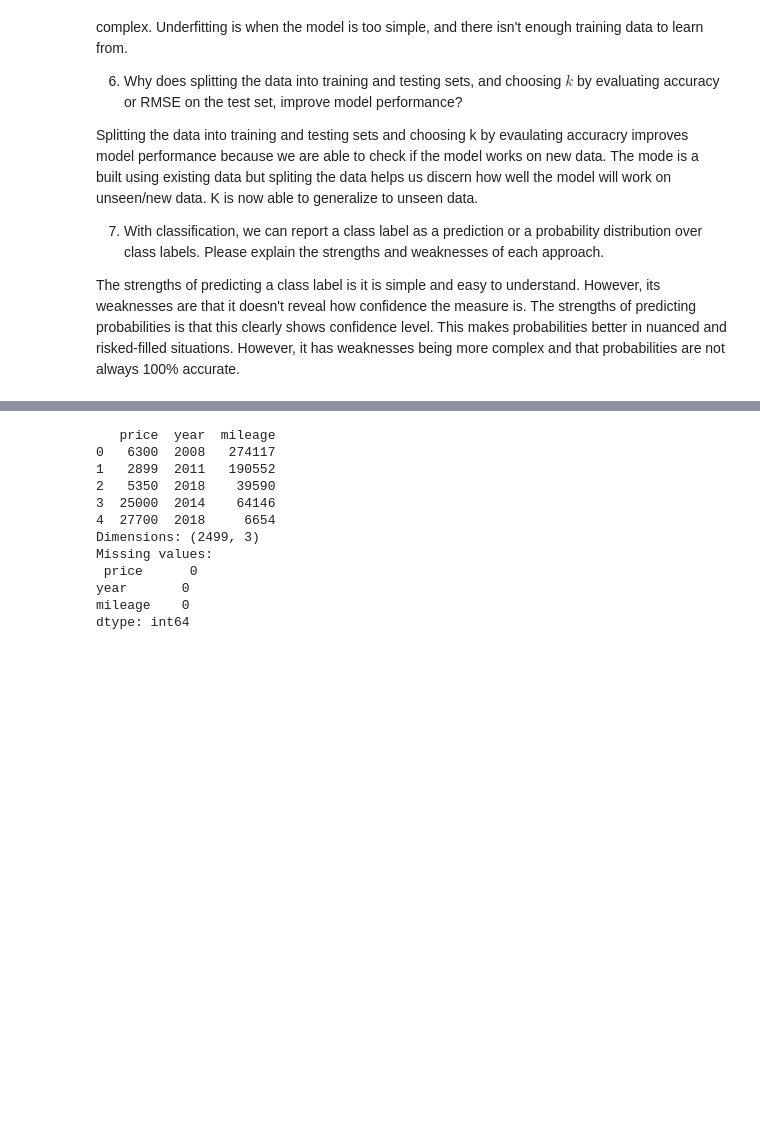
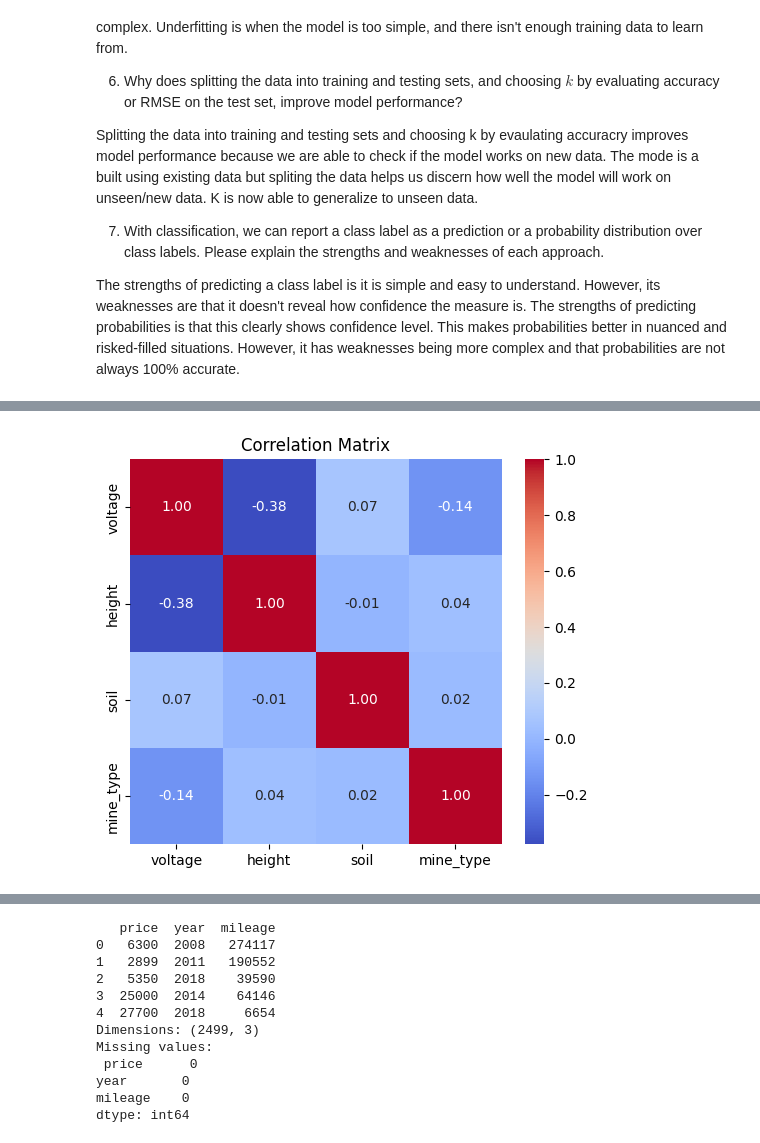
Before and after one commit to timlee717/undergrad_ml_assignments, a Jupyter notebook: 02_assignment_knn.ipynb, the cells around one changed output, grey strips where cells are left out. Drawn from its saved outputs; the diff is of its cells as text; code cells hidden in the pictures; blank space fills up the shorter version.

```diff
--- a/02_assignment_knn.ipynb
+++ b/02_assignment_knn.ipynb
@@ -43,0 +54,72 @@ The data consists of a label, `mine_type`, taking integer values 1 to 5, and thr
+# %%
+import pandas as pd
+import numpy as np
+import seaborn as sns
+
+from sklearn.model_selection import train_test_split
+from sklearn.preprocessing import MinMaxScaler
+from sklearn.neighbors import KNeighborsClassifier
+from sklearn.metrics import confusion_matrix, accuracy_score, classification_report
+
+df = pd.read_csv("/Users/timothylee/DS Analytics/ml_container/data/land_mines.csv")
+
+#EDA
+print("Shape of dataset:", df.shape)
+print("\nColumn names:\n", df.columns)
+
+print("\nClass distribution (mine_type):")
+print(df["mine_type"].value_counts())
+print("\nClass proportions:")
+print(df["mine_type"].value_counts(normalize=True))
+
+print("\nSummary statistics:")
+print(df.describe())
+
+print("\nMean feature values by mine type:")
+print(df.groupby("mine_type")[["voltage", "height", "soil"]].mean())
+
+print("\nCorrelation matrix:")
+corr = df.corr(numeric_only=True)
+print(corr)
+
+plt.figure(figsize=(6,5))
+sns.heatmap(corr, annot=True, cmap="coolwarm", fmt=".2f")
+plt.title("Correlation Matrix")
+plt.show()
+
+y = df["mine_type"].values
+X = df[["voltage", "height", "soil"]].values
+
+X_train, X_test, y_train, y_test = train_test_split(
+    X, y, test_size=0.50, random_state=42, stratify=y
+)
+
+scaler = MinMaxScaler()
+X_train_sc = scaler.fit_transform(X_train)
+X_test_sc = scaler.transform(X_test)
+
+k_candidates = list(range(1, 31, 2))
+scores = []
+
+for k in k_candidates:
+    knn = KNeighborsClassifier(n_neighbors=k)
+    knn.fit(X_train_sc, y_train)
+    preds = knn.predict(X_test_sc)
+    acc = accuracy_score(y_test, preds)
+    scores.append((k, acc))
+
+scores_df = pd.DataFrame(scores, columns=["k", "accuracy"]).sort_values(
+    ["accuracy", "k"], ascending=[False, True]
+)
+
+best_k = int(scores_df.iloc[0]["k"])
+
+best_model = KNeighborsClassifier(n_neighbors=best_k)
+best_model.fit(X_train_sc, y_train)
+best_pred = best_model.predict(X_test_sc)
+
+cm = confusion_matrix(y_test, best_pred)
+acc_best = accuracy_score(y_test, best_pred)
+
+scores_df.head(10), best_k, acc_best, cm, classification_report(y_test, best_pred)
+# %% [output]
@@ -43,0 +143 @@ The data consists of a label, `mine_type`, taking integer values 1 to 5, and thr
+[figure, added]
```
Also changed, not shown: parts of 7 cells of this notebook.
